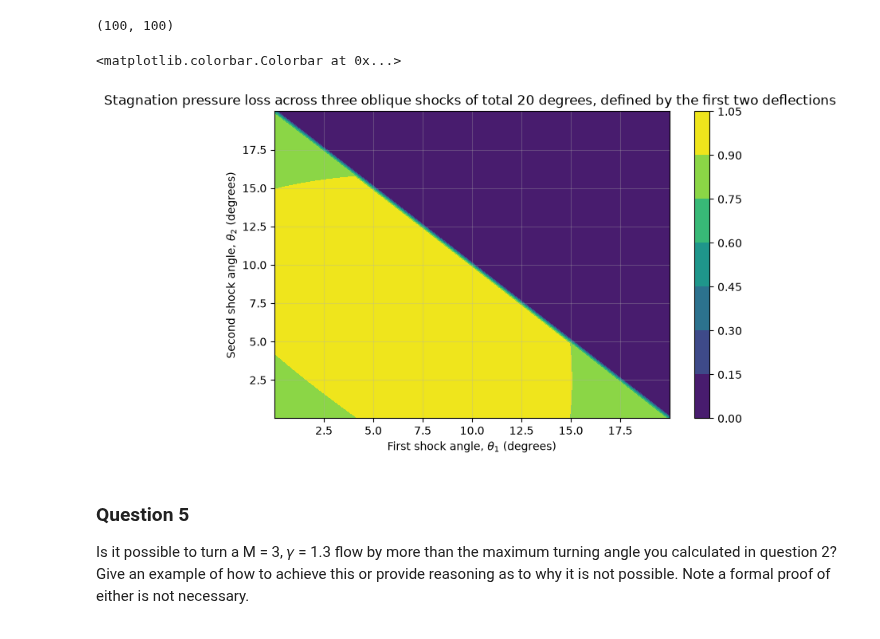
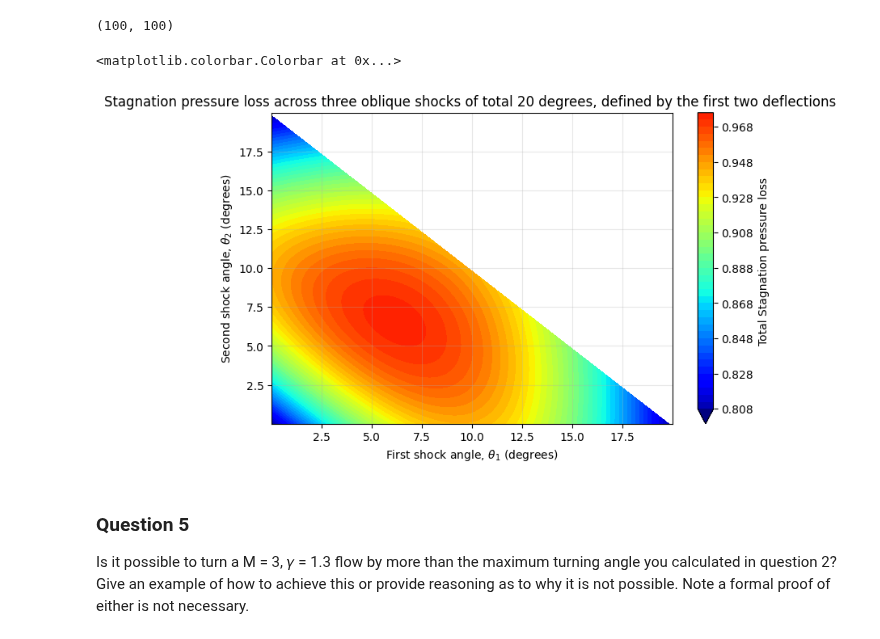
Before and after one commit to DanielKim0208/ME-433RocketScience, a Jupyter notebook: HW3/HW3.ipynb, the cells around one changed output. Drawn from its saved outputs; the diff is of its cells as text; code cells hidden in the pictures.

```diff
--- a/HW3/HW3.ipynb
+++ b/HW3/HW3.ipynb
@@ -209,15 +211,15 @@ print(TotStagLoss.shape)
 (100, 100)
 # %%
 plt.figure(figsize=(8, 5))
-plt.contourf(Theta_q4_m2, Theta_q4_m3, TotStagLoss, vmin=0, vmax=0.999 )
+plt.contourf(Theta_q4_m2, Theta_q4_m3, np.ma.masked_where(TotStagLoss < 0.8, TotStagLoss), 50,  vmin=0.8, vmax=0.999, cmap='jet', extend='min')
 plt.xlabel(r'First shock angle, $\theta_1$ (degrees)')
 plt.ylabel(r'Second shock angle, $\theta_2$ (degrees)')
 plt.title('Stagnation pressure loss across three oblique shocks of total 20 degrees, defined by the first two deflections ')
 plt.grid(True, alpha=0.3)
-plt.colorbar()
+plt.colorbar(label='Total Stagnation pressure loss')
 # %% [output]
 <matplotlib.colorbar.Colorbar at 0x...>
-[figure, old version]
+[figure, new version]
 # %% [markdown]
 ### Question 5
 Is it possible to turn a M = 3, 𝛾 = 1.3 flow by more than the maximum turning angle you calculated in question 2? Give an example of how to achieve this or provide reasoning as to why it is not possible. Note a formal proof of either is not necessary.
```
Also changed, not shown: parts of 5 cells of this notebook.
